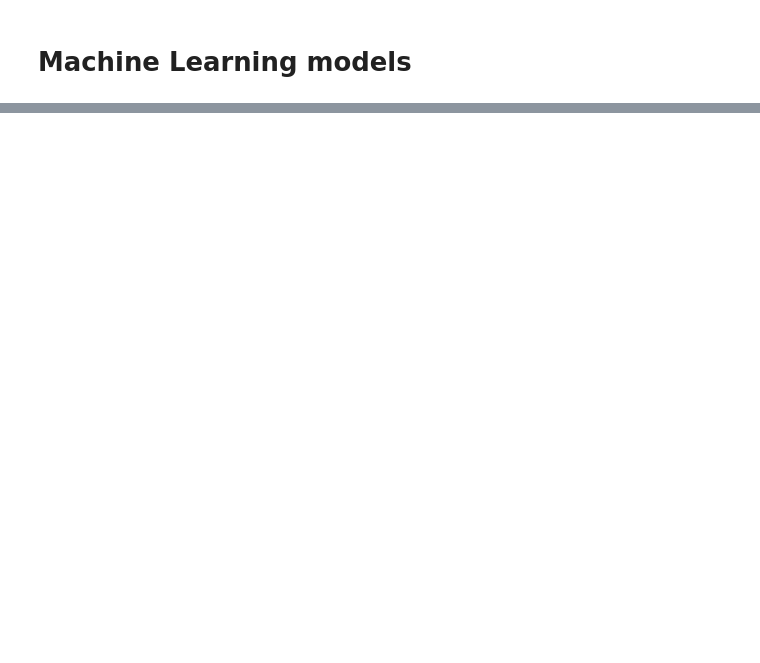
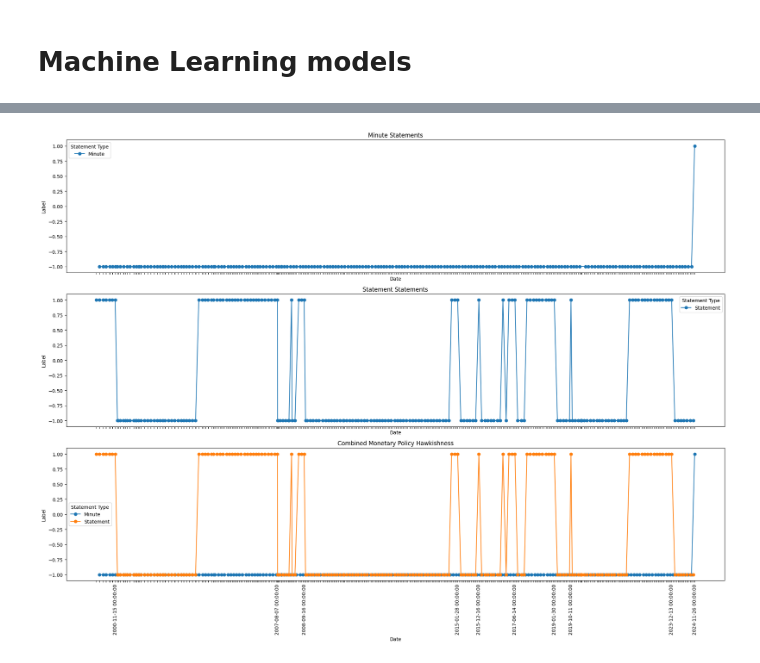
Before and after one commit to MachtaYassine/MLPMT, a Jupyter notebook: main_final.ipynb, the cells around one changed output, grey strips where cells are left out. Cells and saved outputs as stored; diff of their text form; code cells hidden in the pictures; blank space fills up the shorter version.

```diff
--- a/main_final.ipynb
+++ b/main_final.ipynb
@@ -83,7 +106,7 @@ else:
 # %%
 # load comunications fomc
 if os.path.exists('./communications.csv'):
-    commuications = pd.read_csv('./communications.csv')
+    communications = pd.read_csv('./communications.csv')
     print('Dataset loaded.')
 else:
     print('Installing dataset...')
@@ -93,7 +116,7 @@ else:
     !rm ./fomc-meeting-statements-and-minutes.zip
     !rm -r ./fomc-meeting-statements-and-minutes
 
-    commuications = pd.read_csv('./communications.csv')
+    communications = pd.read_csv('./communications.csv')
 # %% [output]
 Dataset loaded.
 # %%
@@ -306,8 +371,11 @@ classifier = pipeline('text-classification', model=model, tokenizer=tokenizer, c
 # %%
 results = classifier(communications['Text'].tolist(),
                       batch_size=128, truncation="only_first")
 communications['RoBERTa_label_raw']=pd.DataFrame(results)['label'].map({'LABEL_0':'dovish','LABEL_1':'hawkish','LABEL_2':'Neutral'})
 communications['RoBERTa_probability_raw']=pd.DataFrame(results)['score']
+plot_monetary_policy(communications,'RoBERTa_label_raw')
+# %% [output]
+[figure, added]
 # %%
 results_explanation = classifier(communications['Mistral_explanation'].tolist(),
                                     batch_size=128, truncation="only_first")
```
Also changed, not shown: parts of 22 cells of this notebook.
